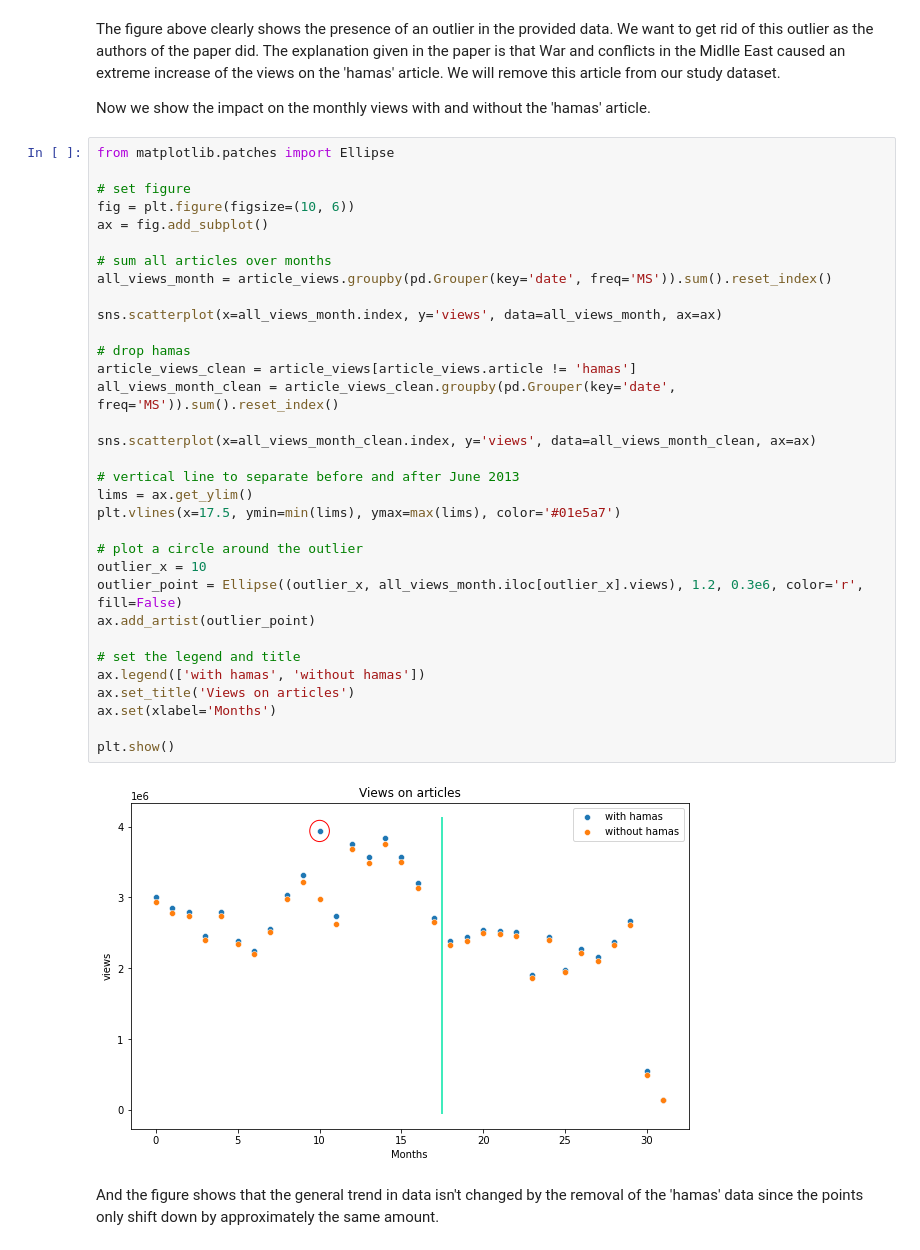
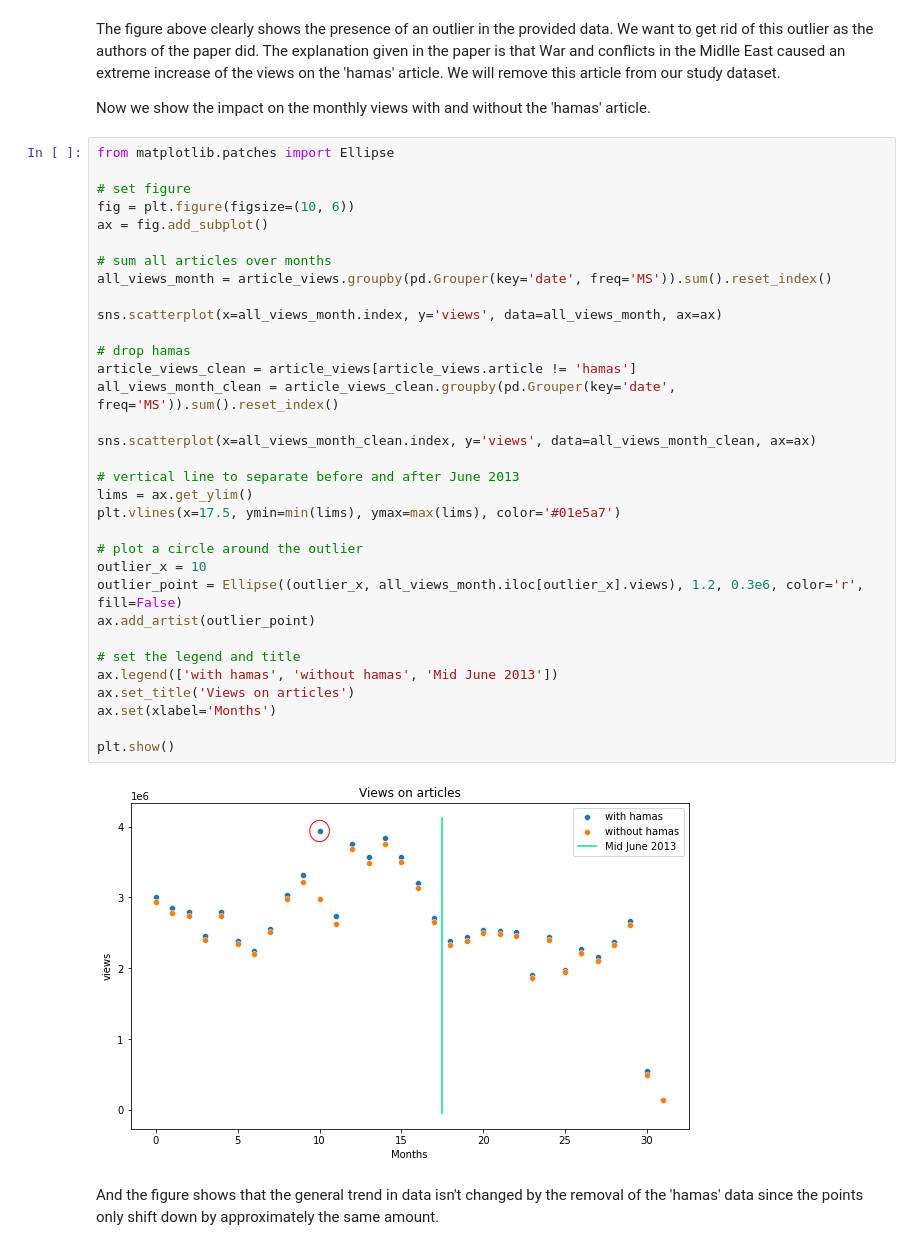
Before and after one commit to spaenleh/ada-2020-project-milestone-p2, a Jupyter notebook: Recreation_Figure3.ipynb, the cells around one changed output. Saved outputs shown, nothing was run; the diff lists cells and outputs as text.

Commit message:
replication partially done. TODO : Add terrosrist graph with ci's

```diff
--- a/Recreation_Figure3.ipynb
+++ b/Recreation_Figure3.ipynb
@@ -115,35 +116,35 @@ from matplotlib.patches import Ellipse
 # set figure
 fig = plt.figure(figsize=(10, 6))
 ax = fig.add_subplot()
 
 # sum all articles over months
 all_views_month = article_views.groupby(pd.Grouper(key='date', freq='MS')).sum().reset_index()
 
 sns.scatterplot(x=all_views_month.index, y='views', data=all_views_month, ax=ax)
 
 # drop hamas
 article_views_clean = article_views[article_views.article != 'hamas']
 all_views_month_clean = article_views_clean.groupby(pd.Grouper(key='date', freq='MS')).sum().reset_index()
 
 sns.scatterplot(x=all_views_month_clean.index, y='views', data=all_views_month_clean, ax=ax)
 
 # vertical line to separate before and after June 2013
 lims = ax.get_ylim()
 plt.vlines(x=17.5, ymin=min(lims), ymax=max(lims), color='#01e5a7')
 
 # plot a circle around the outlier
 outlier_x = 10
 outlier_point = Ellipse((outlier_x, all_views_month.iloc[outlier_x].views), 1.2, 0.3e6, color='r', fill=False)
 ax.add_artist(outlier_point)
 
 # set the legend and title
-ax.legend(['with hamas', 'without hamas'])
+ax.legend(['with hamas', 'without hamas', 'Mid June 2013'])
 ax.set_title('Views on articles')
 ax.set(xlabel='Months')
 
 plt.show()
 # %% [output]
-[figure, old version]
+[figure, new version]
 # %% [markdown]
 And the figure shows that the general trend in data isn't changed by the removal of the 'hamas' data since the points only shift down by approximately the same amount.
 # %% [markdown]
```
Also changed, not shown: parts of 24 cells of this notebook, 1 other file.
